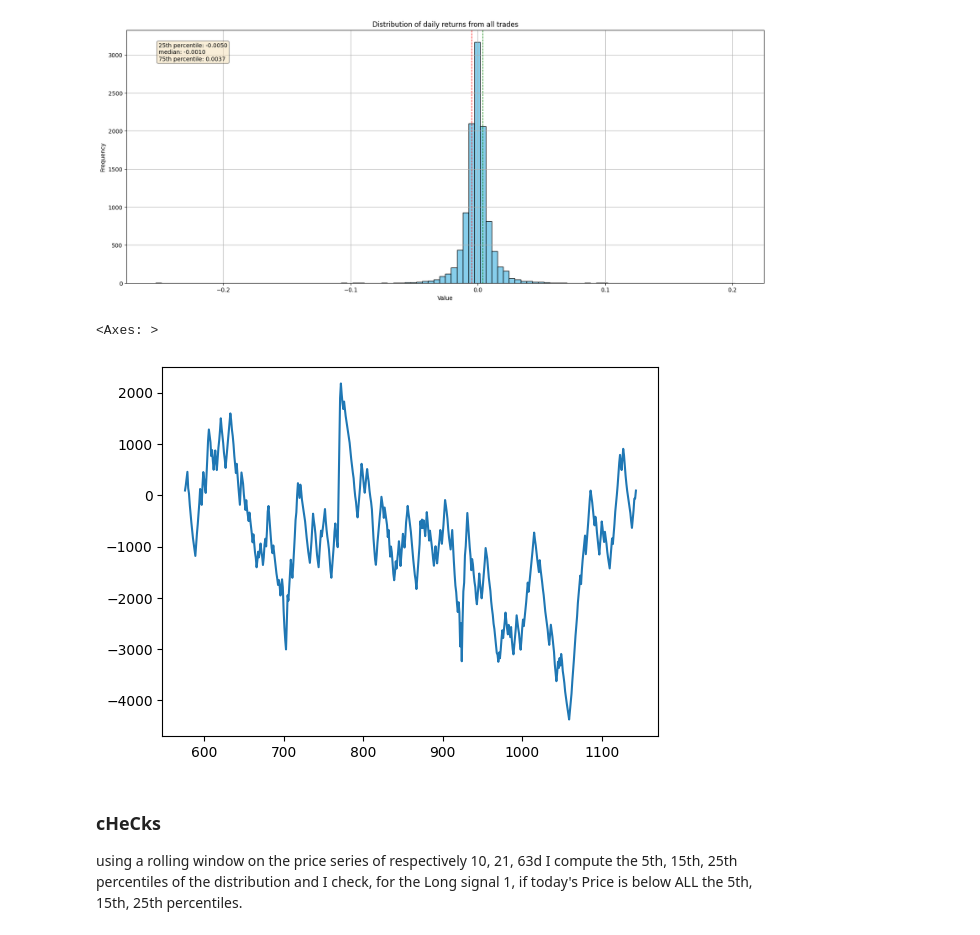
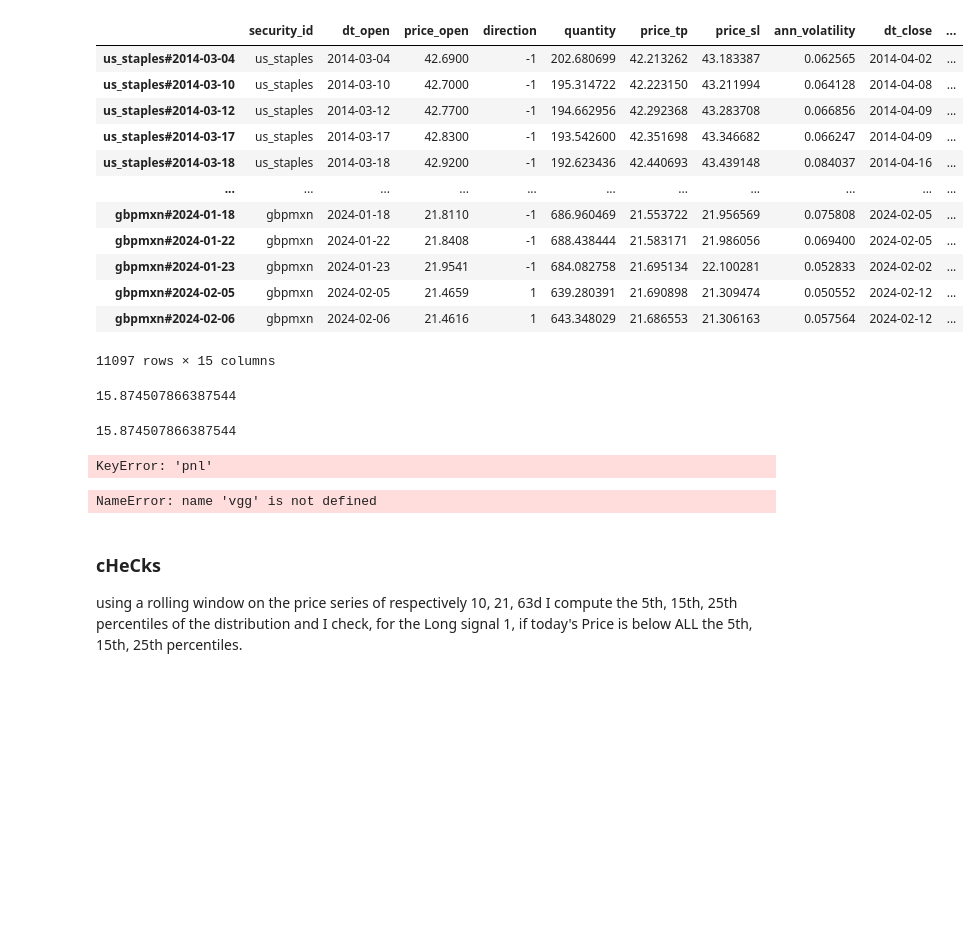
Before and after one commit to vcnzbrgd/Mean-Reverting-Strategy-and-Trades-Optimal-Sizing, a Jupyter notebook: mean_reverting_strategy.ipynb, the cells around one changed output. Drawn from its saved outputs; the diff is of its cells as text; code cells hidden in the pictures; blank space fills up the shorter version.

Commit message:
added volatility and sharpe ratios

```diff
--- a/mean_reverting_strategy.ipynb
+++ b/mean_reverting_strategy.ipynb
@@ -16,9 +16,10 @@ df = df[df.index.dayofweek<5]
 # %%
 # STRATEGY PARAMETERS
 TRADED_SECURITIES = [
-            'us_staples', 'eu_healthcare', 'japan', 'brazil', 'nasdaq', 'us_2y',
-            'us_15y', 'germany_10y', 'uk_15y', 'us_hy', 'oil', 'ind_metals', 'agri',
-            'gold', 'silver', 'eurusd', 'usdjpy', 'chfjpy', 'eurbrl', 'gbpmxn'
+            'us_staples',
+                'eu_healthcare', 'japan', 'brazil', 'nasdaq', 'us_2y',
+                'us_15y', 'germany_10y', 'uk_15y', 'us_hy', 'oil', 'ind_metals', 'agri',
+                'gold', 'silver', 'eurusd', 'usdjpy', 'chfjpy', 'eurbrl', 'gbpmxn'
     ]
 
 LONG_PARAMS = {10:0.05, 21:0.15, 63:0.25} # dict with lenght of window as key and percentile for longs as values
@@ -35,6 +36,7 @@ MAX_DOLLAR_LOSS = 100
 # list to store all trades
 trades_list = []
 trades_pnl = {}
+portfolio_pnl = [] ##### <-------------------------------------------- DROP
 
 for security_id in tqdm.tqdm(TRADED_SECURITIES):
     # generate signal based on standard strategy
@@ -45,7 +47,7 @@ for security_id in tqdm.tqdm(TRADED_SECURITIES):
                                 ma_slow_wdw = MA_SLOW_WDW
                 )
 
-    # "start your backtest at t-10". hard coding initial date
+    # "start your backtest at t-10". hard coding initial date for BT
     signal_all = signal_all.loc['2014-02-12':]
 
     # extract from all signal only the actual open buy/sell triggers
@@ -108,7 +110,16 @@ for security_id in tqdm.tqdm(TRADED_SECURITIES):
             dt_close = str(list(temp_px.index)[-1:][0])[:10]
             exit_type = 'max duration'
 
+        # cut temp_px at closing date
         temp_px = temp_px.loc[:dt_close]
+        # compute PnL of the trade during the days it was open and append to Portfolio PnL list
+        temp_px['pnl'] = temp_px[security_id] * temp_px['quantity']
+        temp_px['daily_return'] = temp_px[security_id].pct_change().fillna(
+            temp_px[security_id].iloc[0]/temp_px['price_open'].iloc[0]-1)
+
+        portfolio_pnl.append(temp_px['daily_return'].rename(trade_id)) ##### <-------------------------------------------- DROP
+
+        # store closing price of the trade
         price_close = temp_px.loc[dt_close, security_id]
 
         # add closing trade date and price to trade df
@@ -116,6 +127,9 @@ for security_id in tqdm.tqdm(TRADED_SECURITIES):
         trade['price_close'] = price_close
         trade['duration'] = len(temp_px)
         trade['exit_condition'] = exit_type
+
+        # compute the annualized volatility of the trade
+        trade['ann_volatility'] = temp_px['daily_return'].std() * np.sqrt(252)
 
         # collect trade and pnl
         trades_list.append(trade)
@@ -129,7 +143,10 @@ trades_list = pd.concat(trades_list)
 # compute trades' returns
 trades_list['return'] = trade_return(trades_list)
 trades_list['daily_return'] = trades_list['return'] / trades_list['duration']
+trades_list['sharpe_ratio'] = trades_list['daily_return']*252 / trades_list['ann_volatility']
 # split between TP and SL exit explicitly
-trades_list['exit_condition'] = trades_list['exit_condition'].mask((trades_list['exit_condition']=='TP/SL exit')&(trades_list['return']>0), 'TP exit')
-trades_list['exit_condition'] = trades_list['exit_condition'].mask((trades_list['exit_condition']=='TP/SL exit')&(trades_list['return']<0), 'SL exit')
+trades_list['exit_condition'] = trades_list['exit_condition'].mask(
+    (trades_list['exit_condition']=='TP/SL exit')&(trades_list['return']>0), 'TP exit')
+trades_list['exit_condition'] = trades_list['exit_condition'].mask(
+    (trades_list['exit_condition']=='TP/SL exit')&(trades_list['return']<0), 'SL exit')
 # %%
@@ -190,18 +181,37 @@ trades_list.groupby('security_id')['return'].describe()
-# %%
-plot_histogram(trades_list['daily_return'], 'Distribution of daily returns from all trades', figsize=(20, 8), bins=100)
-# %% [output]
-[figure, removed]
-# %%
-trades_list['pnl'] = trades_list['price_open'] * trades_list['quantity'] * (trades_list['return'])
+# %%
+trades_list
+# %% [output]
+|  | security_id | dt_open | price_open | direction | quantity | price_tp | price_sl | ann_volatility | dt_close | ... |
+| us_staples#2014-03-04 | us_staples | 2014-03-04 | 42.6900 | -1 | 202.680699 | 42.213262 | 43.183387 | 0.062565 | 2014-04-02 | ... |
+| us_staples#2014-03-10 | us_staples | 2014-03-10 | 42.7000 | -1 | 195.314722 | 42.223150 | 43.211994 | 0.064128 | 2014-04-08 | ... |
+| us_staples#2014-03-12 | us_staples | 2014-03-12 | 42.7700 | -1 | 194.662956 | 42.292368 | 43.283708 | 0.066856 | 2014-04-09 | ... |
+| us_staples#2014-03-17 | us_staples | 2014-03-17 | 42.8300 | -1 | 193.542600 | 42.351698 | 43.346682 | 0.066247 | 2014-04-09 | ... |
+| us_staples#2014-03-18 | us_staples | 2014-03-18 | 42.9200 | -1 | 192.623436 | 42.440693 | 43.439148 | 0.084037 | 2014-04-16 | ... |
+| ... | ... | ... | ... | ... | ... | ... | ... | ... | ... | ... |
+| gbpmxn#2024-01-18 | gbpmxn | 2024-01-18 | 21.8110 | -1 | 686.960469 | 21.553722 | 21.956569 | 0.075808 | 2024-02-05 | ... |
+| gbpmxn#2024-01-22 | gbpmxn | 2024-01-22 | 21.8408 | -1 | 688.438444 | 21.583171 | 21.986056 | 0.069400 | 2024-02-05 | ... |
+| gbpmxn#2024-01-23 | gbpmxn | 2024-01-23 | 21.9541 | -1 | 684.082758 | 21.695134 | 22.100281 | 0.052833 | 2024-02-02 | ... |
+| gbpmxn#2024-02-05 | gbpmxn | 2024-02-05 | 21.4659 | 1 | 639.280391 | 21.690898 | 21.309474 | 0.050552 | 2024-02-12 | ... |
+| gbpmxn#2024-02-06 | gbpmxn | 2024-02-06 | 21.4616 | 1 | 643.348029 | 21.686553 | 21.306163 | 0.057564 | 2024-02-12 | ... |
+11097 rows × 15 columns
+# %%
+252**(1/2)
+# %% [output]
+15.874507866387544
+# %%
+np.sqrt(252)
+# %% [output]
+15.874507866387544
 # %%
 # controlla se ha senso
 
 gg = trades_list.groupby('security_id').apply(lambda x: x.assign(pnl_cumul = x['pnl'].cumsum())).reset_index(drop=True).sort_values(by=['security_id', 'dt_open'])
+# %% [output]
+KeyError: 'pnl'
 # %%
-vgg[gg['security_id'] == 'brazil']['pnl_cumul'].plot()
+gg[gg['security_id'] == 'brazil']['pnl_cumul'].plot()
 # %% [output]
-<Axes: >
+NameError: name 'vgg' is not defined
-[figure, removed]
 # %% [markdown]
 ### cHeCks
 using a rolling window on the price series of respectively 10, 21, 63d I compute the 5th, 15th, 25th percentiles of the distribution and I check, for the Long signal 1, if today's Price is below ALL the 5th, 15th, 25th percentiles.
```
Also changed, not shown: parts of 14 cells of this notebook.
